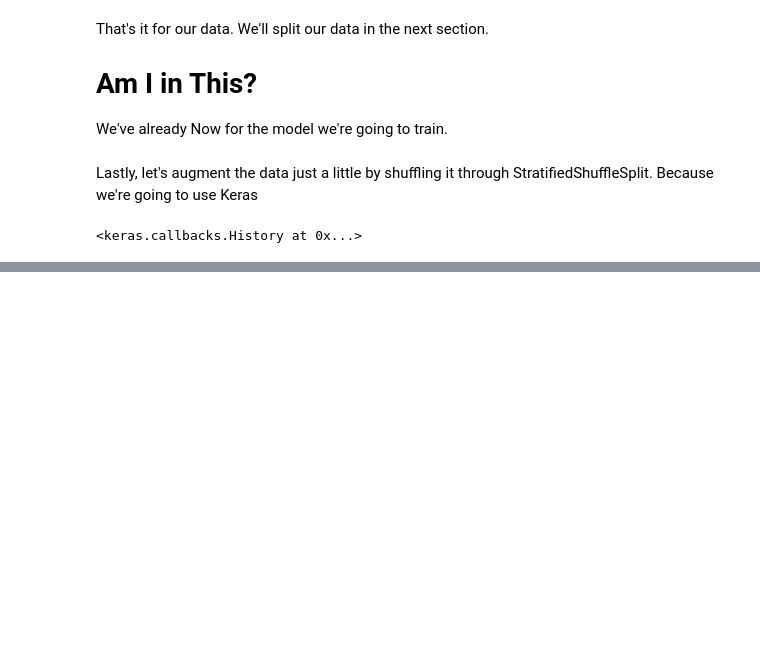
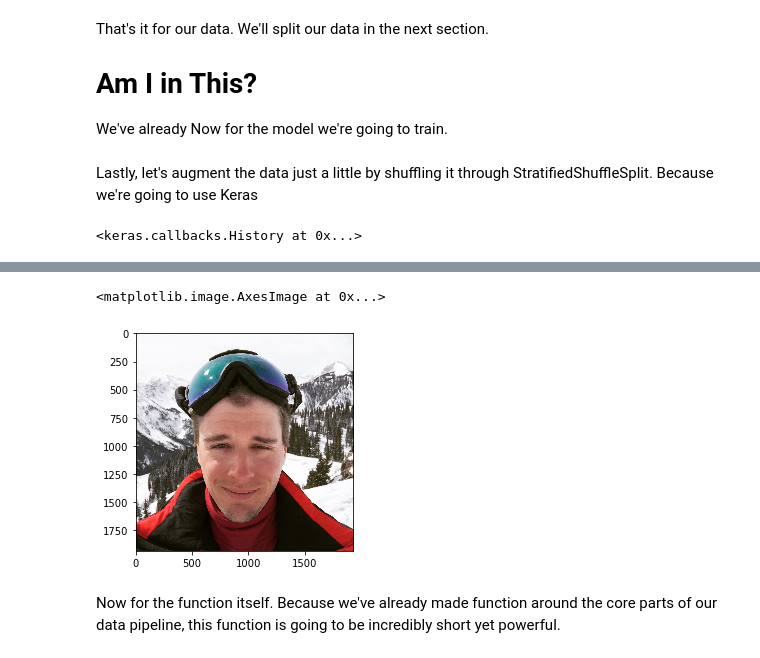
Before and after one commit to devdupont/Find-Me, a Jupyter notebook: FindMe.ipynb, the cells around one changed output, grey strips where cells are left out. Drawn from its saved outputs; the diff is of its cells as text; code cells hidden in the pictures; blank space fills up the shorter version.

Commit message:
Implement final function

```diff
--- a/FindMe.ipynb
+++ b/FindMe.ipynb
@@ -238,0 +300,8 @@ test_img =
+# %%
+test_img = imread('test_imgs/evaluate/me1.jpg')
+plt.imshow(test_img)
+# %% [output]
+<matplotlib.image.AxesImage at 0x...>
+[figure, added]
+# %% [markdown]
+Now for the function itself. Because we've already made function around the core parts of our data pipeline, this function is going to be incredibly short yet powerful.
```
Also changed, not shown: parts of 23 cells of this notebook, 2 other files.
